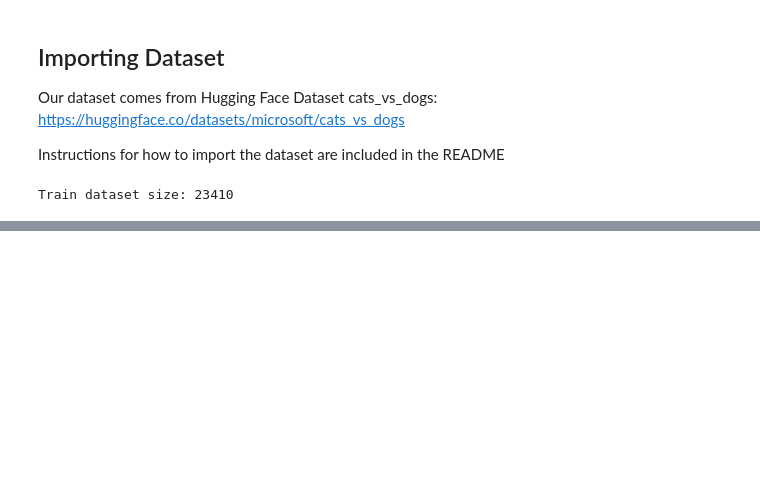
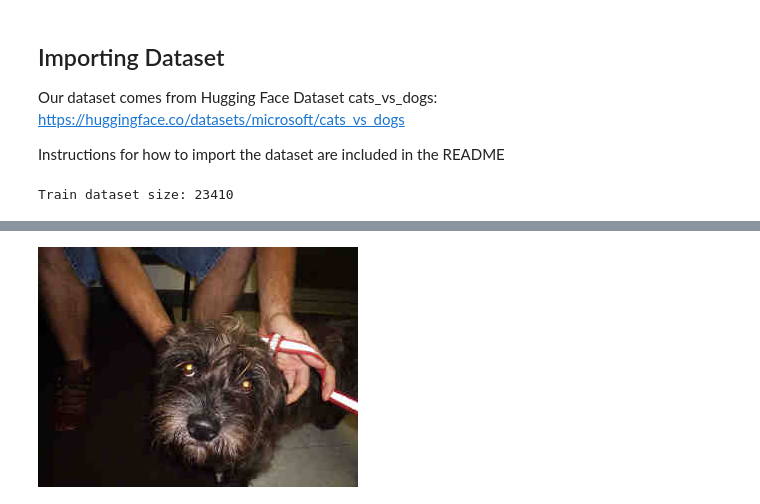
Before and after one commit to jimmyygit/cs484-project, a Jupyter notebook: impainting_GANS.ipynb, the cells around one changed output, grey strips where cells are left out. Drawn from its saved outputs; the diff is of its cells as text; code cells hidden in the pictures; blank space fills up the shorter version.

Commit message:
Splitting dataset into cats and dogs and respective training and test sets

```diff
--- a/impainting_GANS.ipynb
+++ b/impainting_GANS.ipynb
@@ -20,2 +21,29 @@ print(f"Train dataset size: {len(ds['train'])}")
 # %% [output]
 Train dataset size: 23410
+# %%
+import numpy as np
+# filtering data by cats and dogs
+data = ds['train']
+dogs = data.filter(lambda isDog: isDog['labels'] == 1)
+cats = data.filter(lambda isDog: isDog['labels'] == 0)
+print("Dataset size: " + str(len(data)))
+
+print("Total dataset size:", len(data))
+print("Dogs:", len(dogs))
+print("Cats:", len(cats))
+
+# Split each class into train/test
+dog_split = dogs.train_test_split(test_size=0.2, seed=200)
+cat_split = cats.train_test_split(test_size=0.2, seed=200)
+
+# Get subsets
+train_dog = dog_split['train']['image']
+test_dog = dog_split['test']['image']
+train_cat = cat_split['train']['image']
+test_cat = cat_split['test']['image']
+
+print("Dog Train Set: " + str(len(train_dog)))
+print("Dog Test Set: " + str(len(test_dog)))
+
+print("Cat Train Set: " + str(len(train_cat)))
+print("Cat Test Set: " + str(len(test_cat)))
@@ -21,0 +59,4 @@ Train dataset size: 23410
+# %%
+train_dog[1]
+# %% [output]
+[figure, added]
```
Also changed, not shown: parts of 2 cells of this notebook.
